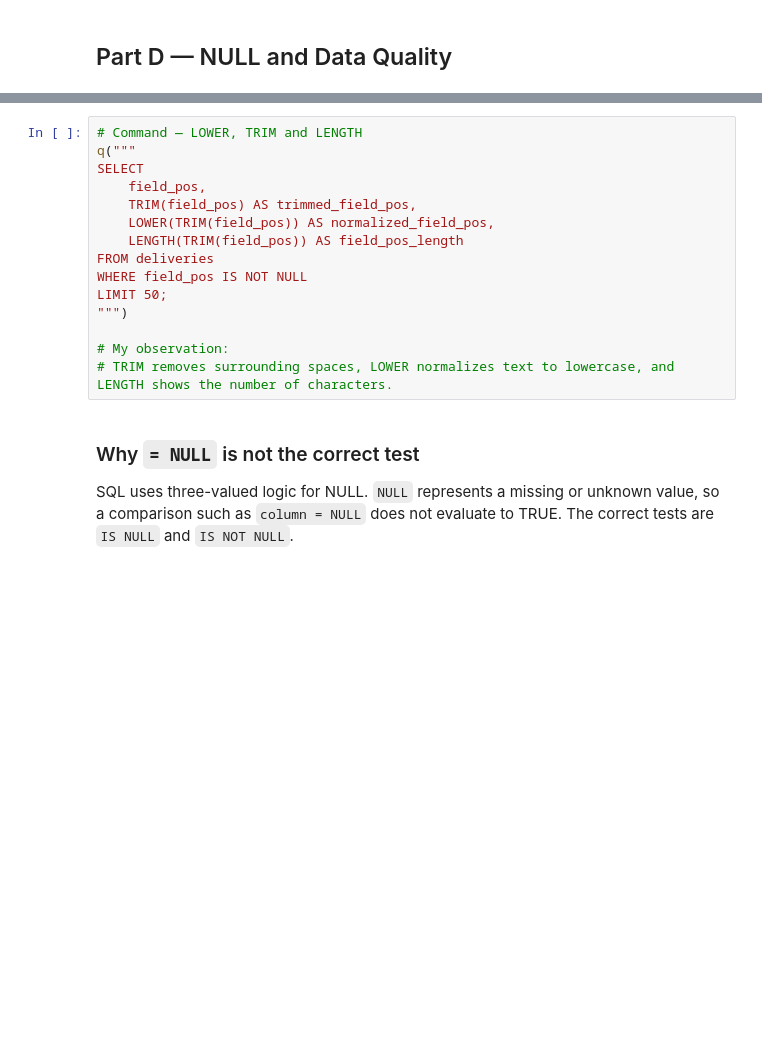
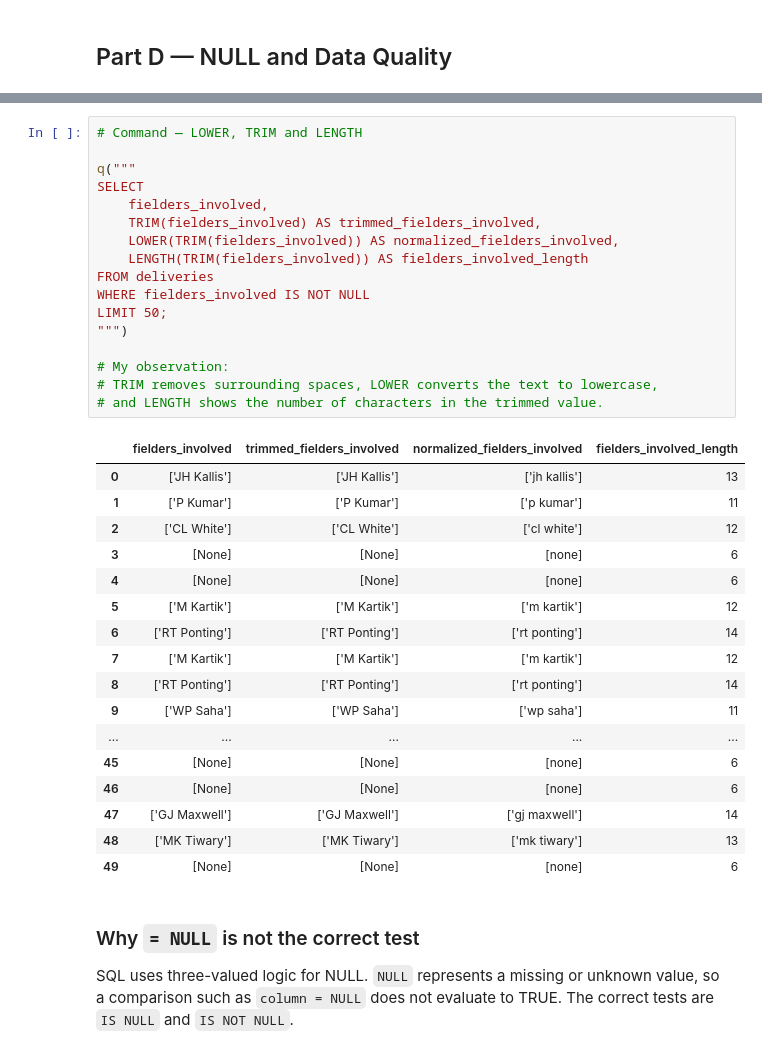
Before and after one commit to midlajmuhammad/ipl-cricket-analytics, a Jupyter notebook: notebooks/01b_sql_practice.ipynb, the cells around one changed output, grey strips where cells are left out. Cells and saved outputs as stored; diff of their text form; blank space fills up the shorter version.

```diff
--- a/notebooks/01b_sql_practice.ipynb
+++ b/notebooks/01b_sql_practice.ipynb
@@ -226,18 +473,38 @@ WHERE match_number IS NULL;
 # %%
 # Command — LOWER, TRIM and LENGTH
+
 q("""
 SELECT
-    field_pos,
-    TRIM(field_pos) AS trimmed_field_pos,
-    LOWER(TRIM(field_pos)) AS normalized_field_pos,
-    LENGTH(TRIM(field_pos)) AS field_pos_length
+    fielders_involved,
+    TRIM(fielders_involved) AS trimmed_fielders_involved,
+    LOWER(TRIM(fielders_involved)) AS normalized_fielders_involved,
+    LENGTH(TRIM(fielders_involved)) AS fielders_involved_length
 FROM deliveries
-WHERE field_pos IS NOT NULL
+WHERE fielders_involved IS NOT NULL
 LIMIT 50;
 """)
 
 # My observation:
-# TRIM removes surrounding spaces, LOWER normalizes text to lowercase, and LENGTH shows the number of characters.
+# TRIM removes surrounding spaces, LOWER converts the text to lowercase,
+# and LENGTH shows the number of characters in the trimmed value.
+# %% [output]
+|  | fielders_involved | trimmed_fielders_involved | normalized_fielders_involved | fielders_involved_length |
+| 0 | ['JH Kallis'] | ['JH Kallis'] | ['jh kallis'] | 13 |
+| 1 | ['P Kumar'] | ['P Kumar'] | ['p kumar'] | 11 |
+| 2 | ['CL White'] | ['CL White'] | ['cl white'] | 12 |
+| 3 | [None] | [None] | [none] | 6 |
+| 4 | [None] | [None] | [none] | 6 |
+| 5 | ['M Kartik'] | ['M Kartik'] | ['m kartik'] | 12 |
+| 6 | ['RT Ponting'] | ['RT Ponting'] | ['rt ponting'] | 14 |
+| 7 | ['M Kartik'] | ['M Kartik'] | ['m kartik'] | 12 |
+| 8 | ['RT Ponting'] | ['RT Ponting'] | ['rt ponting'] | 14 |
+| 9 | ['WP Saha'] | ['WP Saha'] | ['wp saha'] | 11 |
+| ... | ... | ... | ... | ... |
+| 45 | [None] | [None] | [none] | 6 |
+| 46 | [None] | [None] | [none] | 6 |
+| 47 | ['GJ Maxwell'] | ['GJ Maxwell'] | ['gj maxwell'] | 14 |
+| 48 | ['MK Tiwary'] | ['MK Tiwary'] | ['mk tiwary'] | 13 |
+| 49 | [None] | [None] | [none] | 6 |
 # %% [markdown]
 ### Why `= NULL` is not the correct test
 
```
Also changed, not shown: parts of 29 cells of this notebook, 10 other files.
